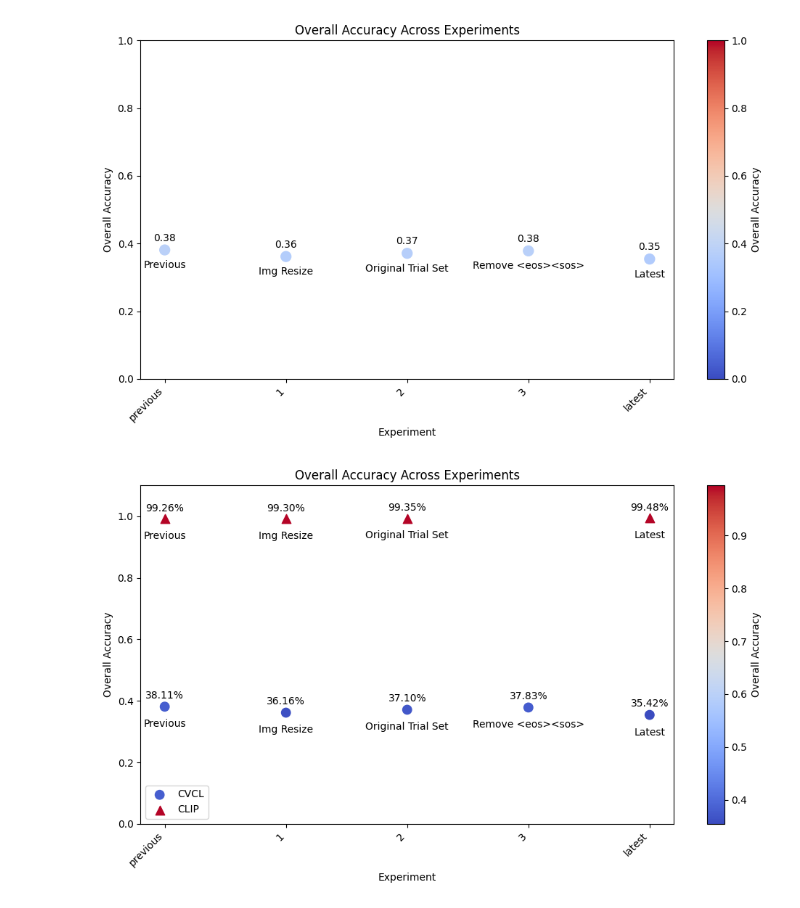
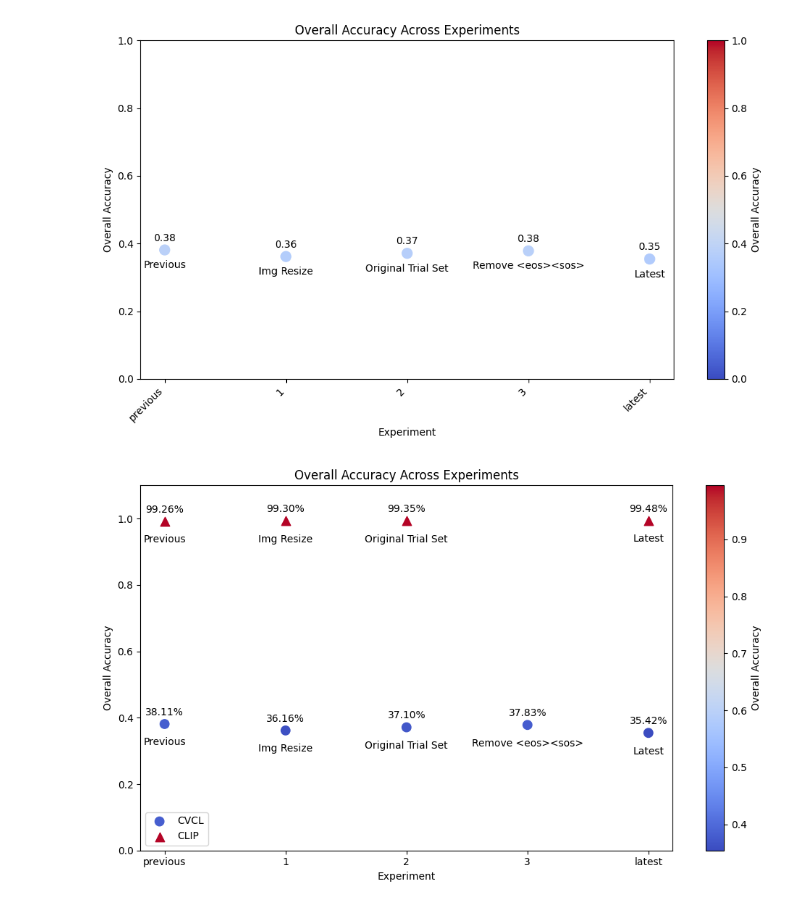
Before and after one commit to Kexueyi/CVCL2024-repro, a Jupyter notebook: repro_plt_latest.ipynb, the cells around one changed output. Drawn from its saved outputs; the diff is of its cells as text; code cells hidden in the pictures.

```diff
--- a/repro_original_plt.ipynb
+++ b/repro_plt_latest.ipynb
@@ -115,0 +120,6 @@ Kendall's tau: 0.751984126984127 p-value: 1.5898550177435159e-18
+# %%
+with open('results/reported_order_seed_0.txt', 'r') as file: # derived from original results
+    reported_order_0 = [line.strip() for line in file.readlines()]
+
+tau, p_value_tau = calculate_kendalls_tau(repro_order, reported_order_0)
+print("Kendall's tau:", tau, "p-value:", p_value_tau)
@@ -318,32 +339,32 @@ fig, ax = plt.subplots(figsize=(10, 6))
 
 all_acc_values = cvcl_acc_values + [x for x in clip_acc_values if x is not None]
 vmin, vmax = min(all_acc_values), max(all_acc_values)
 
 cvcl_scatter = ax.scatter(cvcl_labels, cvcl_acc_values, c=cvcl_acc_values, cmap='coolwarm', vmin=vmin, vmax=vmax, marker='o', s=80, label='CVCL')
 
 for i, (label, acc) in enumerate(zip(clip_labels, clip_acc_values)):
     if acc is not None:
         ax.scatter(label, acc, c=[acc], cmap='coolwarm', vmin=vmin, vmax=vmax, marker='^', s=80, label='CLIP' if i == 0 else "")
         ax.text(i, acc + 0.05, f'{acc * 100:.2f}%', ha='center', va='top', fontsize=10)
         ax.text(i, acc - 0.04, variables[i], ha='center', va='top', fontsize=10)
 
 
 cbar = plt.colorbar(cvcl_scatter)
 cbar.set_label("Overall Accuracy")
 plt.legend()
 
 ax.set_xlabel('Experiment')
 ax.set_ylabel("Overall Accuracy")
 ax.set_title('Overall Accuracy Across Experiments')
 ax.set_ylim([0, 1.1])
 
 for i, acc in enumerate(cvcl_acc_values):
     ax.text(i, acc + 0.02, f'{acc * 100:.2f}%', ha='center', va='bottom', fontsize=10)
     ax.text(i, acc - 0.04, variables[i], ha='center', va='top', fontsize=10)
 
-plt.xticks(range(len(cvcl_labels)), cvcl_labels, rotation=45, ha="right")
+plt.xticks(range(len(cvcl_labels)), cvcl_labels)
 
 plt.tight_layout()
 plt.show()
 # %% [output]
-[figure, old version]
+[figure, new version]
```
Also changed, not shown: parts of 8 cells of this notebook, 2 other files.
